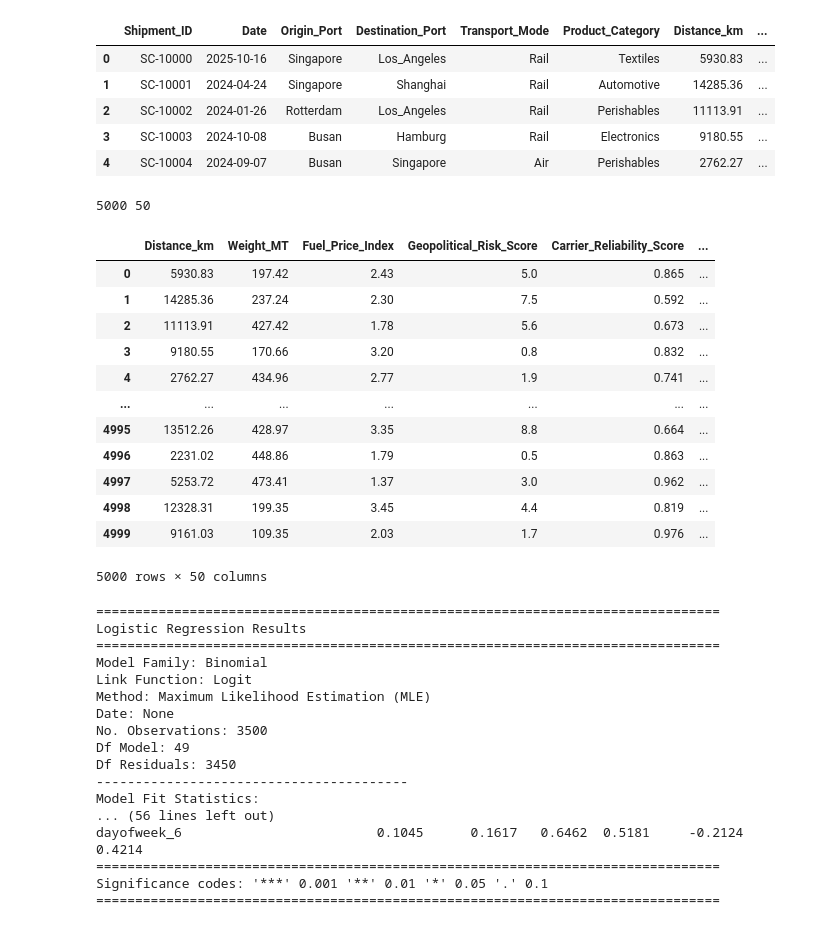
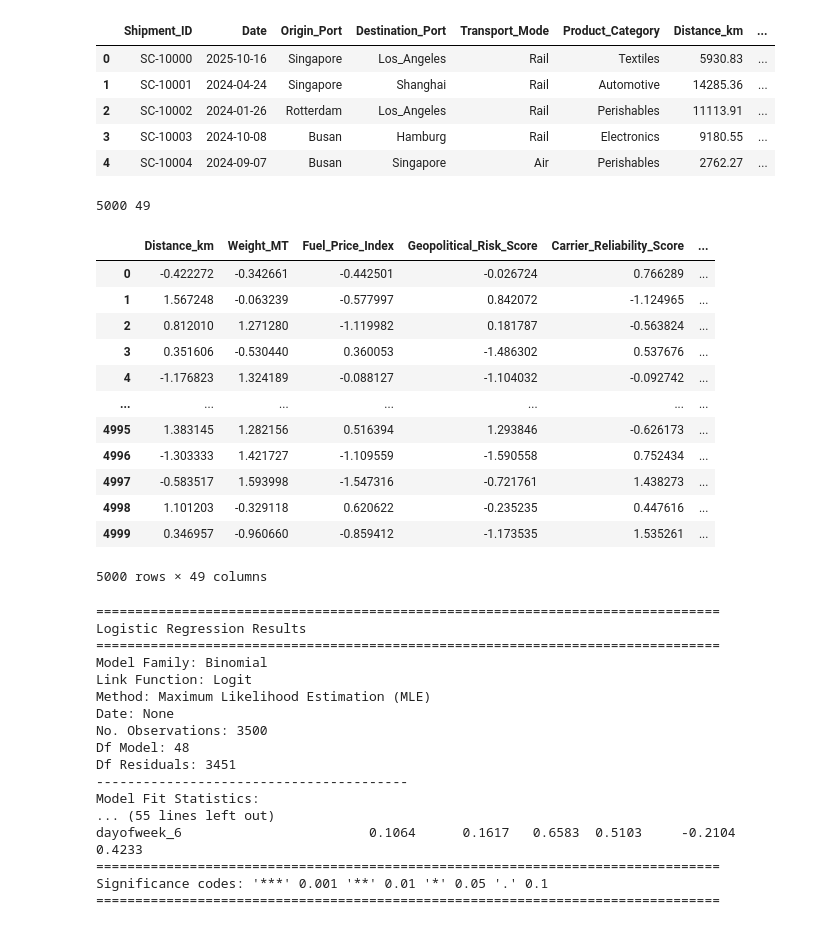
Before and after one commit to cathyliu0510/15.071-Final-Project, a Jupyter notebook: 15_071_Final_Project_Logistic_Regression.ipynb, the cells around one changed output. Saved outputs shown, nothing was run; the diff lists cells and outputs as text; code cells hidden in the pictures.

```diff
--- a/15_071_Final_Project_Logistic_Regression.ipynb
+++ b/15_071_Final_Project_Logistic_Regression.ipynb
@@ -90,7 +91,7 @@ def print_summary_with_stars(model):
     print("Significance codes: '***' 0.001 '**' 0.01 '*' 0.05 '.' 0.1")
     print("=" * 80)
 # %%
-df = pd.read_csv("supply_chain.csv")
+df = pd.read_csv("global_supply_chain_risk_2026.csv")
 df = df.replace("Los Angeles", "Los_Angeles")
 df.head(5)
 # %% [output]
@@ -103,49 +104,61 @@ df.head(5)
 # %%
 df["Date"] = pd.to_datetime(df["Date"])
 
 # Extract features
-df["year"] = df["Date"].dt.year
 df["month"] = df["Date"].dt.month
 df["dayofweek"] = df["Date"].dt.dayofweek
 
 # Drop unused columns
 df = df.drop(columns=["Date", "Lead_Time_Days", "Shipment_ID"])
 
 # Add month + dayofweek to categorical list
 categorical_cols = [
     "Origin_Port",
     "Destination_Port",
     "Transport_Mode",
     "Product_Category",
     "Weather_Condition",
-    "month",          # 👈 added
-    "dayofweek"       # 👈 added
+    "month",
+    "dayofweek"
 ]
 
-# One-hot encode everything in one shot
+# One-hot encode everything
 df = pd.get_dummies(
     df,
     columns=categorical_cols,
     dtype=int,
     drop_first=True
 )
+
+num_cols = [
+    "Distance_km",
+    "Weight_MT",
+    "Fuel_Price_Index",
+    "Geopolitical_Risk_Score",
+    "Carrier_Reliability_Score",
+]
+
+scaler = StandardScaler()
+
+df[num_cols] = scaler.fit_transform(df[num_cols])
+
 print(df.shape[0],df.shape[1])
 df
 # %% [output]
-5000 50
+5000 49
 |  | Distance_km | Weight_MT | Fuel_Price_Index | Geopolitical_Risk_Score | Carrier_Reliability_Score | ... |
-| 0 | 5930.83 | 197.42 | 2.43 | 5.0 | 0.865 | ... |
-| 1 | 14285.36 | 237.24 | 2.30 | 7.5 | 0.592 | ... |
-| 2 | 11113.91 | 427.42 | 1.78 | 5.6 | 0.673 | ... |
-| 3 | 9180.55 | 170.66 | 3.20 | 0.8 | 0.832 | ... |
-| 4 | 2762.27 | 434.96 | 2.77 | 1.9 | 0.741 | ... |
+| 0 | -0.422272 | -0.342661 | -0.442501 | -0.026724 | 0.766289 | ... |
+| 1 | 1.567248 | -0.063239 | -0.577997 | 0.842072 | -1.124965 | ... |
+| 2 | 0.812010 | 1.271280 | -1.119982 | 0.181787 | -0.563824 | ... |
+| 3 | 0.351606 | -0.530440 | 0.360053 | -1.486302 | 0.537676 | ... |
+| 4 | -1.176823 | 1.324189 | -0.088127 | -1.104032 | -0.092742 | ... |
 | ... | ... | ... | ... | ... | ... | ... |
-| 4995 | 13512.26 | 428.97 | 3.35 | 8.8 | 0.664 | ... |
-| 4996 | 2231.02 | 448.86 | 1.79 | 0.5 | 0.863 | ... |
-| 4997 | 5253.72 | 473.41 | 1.37 | 3.0 | 0.962 | ... |
-| 4998 | 12328.31 | 199.35 | 3.45 | 4.4 | 0.819 | ... |
-| 4999 | 9161.03 | 109.35 | 2.03 | 1.7 | 0.976 | ... |
+| 4995 | 1.383145 | 1.282156 | 0.516394 | 1.293846 | -0.626173 | ... |
+| 4996 | -1.303333 | 1.421727 | -1.109559 | -1.590558 | 0.752434 | ... |
+| 4997 | -0.583517 | 1.593998 | -1.547316 | -0.721761 | 1.438273 | ... |
+| 4998 | 1.101203 | -0.329118 | 0.620622 | -0.235235 | 0.447616 | ... |
+| 4999 | 0.346957 | -0.960660 | -0.859412 | -1.173535 | 1.535261 | ... |
-5000 rows × 50 columns
+5000 rows × 49 columns
 # %%
 X = df.drop("Disruption_Occurred", axis=1)
 y = df["Disruption_Occurred"]
@@ -169,12 +182,12 @@ Link Function: Logit
 Method: Maximum Likelihood Estimation (MLE)
 Date: None
 No. Observations: 3500
-Df Model: 49
-Df Residuals: 3450
+Df Model: 48
+Df Residuals: 3451
 ----------------------------------------
 Model Fit Statistics:
-... (56 lines left out)
-dayofweek_6                         0.1045      0.1617   0.6462  0.5181     -0.2124      0.4214
+... (55 lines left out)
+dayofweek_6                        0.1064      0.1617   0.6583  0.5103     -0.2104      0.4233
 ================================================================================
 Significance codes: '***' 0.001 '**' 0.01 '*' 0.05 '.' 0.1
 ================================================================================
```
Also changed, not shown: parts of 2 cells of this notebook.
